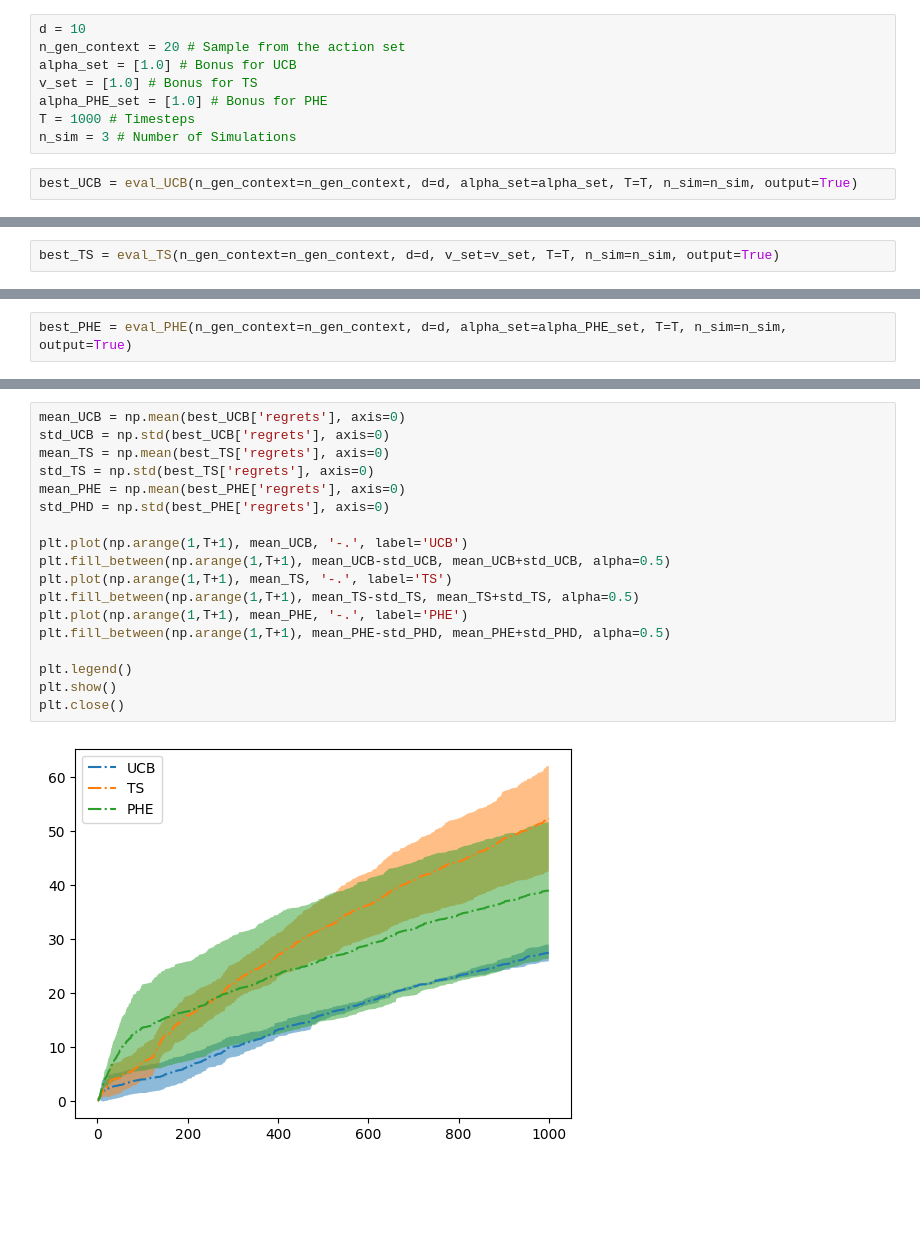
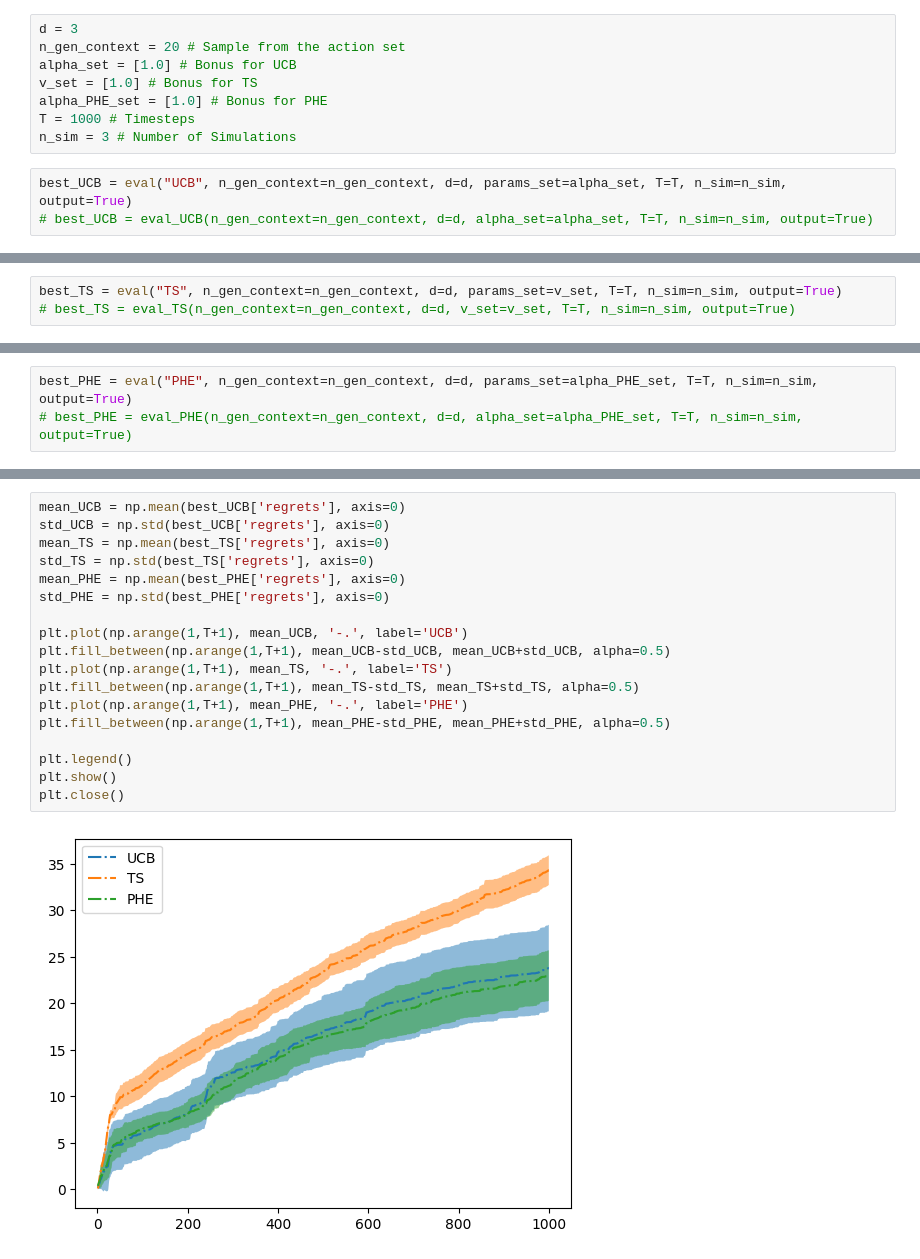
Before and after one commit to duongnhatthang/BOSS, a Jupyter notebook: exp.ipynb, the cells around one changed output, grey strips where cells are left out. Drawn from its saved outputs; the diff is of its cells as text; blank space fills up the shorter version.

```diff
--- a/exp.ipynb
+++ b/exp.ipynb
@@ -9,7 +9,7 @@ from evaluation import eval_UCB, eval_TS, eval_PHE
 The autoreload extension is already loaded. To reload it, use:
   %reload_ext autoreload
 # %%
-d = 10
+d = 3
 n_gen_context = 20 # Sample from the action set
 alpha_set = [1.0] # Bonus for UCB
 v_set = [1.0] # Bonus for TS
@@ -17,5 +17,6 @@ alpha_PHE_set = [1.0] # Bonus for PHE
 T = 1000 # Timesteps
 n_sim = 3 # Number of Simulations
 # %%
-best_UCB = eval_UCB(n_gen_context=n_gen_context, d=d, alpha_set=alpha_set, T=T, n_sim=n_sim, output=True)
+best_UCB = eval("UCB", n_gen_context=n_gen_context, d=d, params_set=alpha_set, T=T, n_sim=n_sim, output=True)
+# best_UCB = eval_UCB(n_gen_context=n_gen_context, d=d, alpha_set=alpha_set, T=T, n_sim=n_sim, output=True)
 # %% [output]
@@ -25,3 +26,4 @@ UCB Simulation 3, N=20, d=10, alpha=1.000
 # %%
-best_TS = eval_TS(n_gen_context=n_gen_context, d=d, v_set=v_set, T=T, n_sim=n_sim, output=True)
+best_TS = eval("TS", n_gen_context=n_gen_context, d=d, params_set=v_set, T=T, n_sim=n_sim, output=True)
+# best_TS = eval_TS(n_gen_context=n_gen_context, d=d, v_set=v_set, T=T, n_sim=n_sim, output=True)
 # %% [output]
@@ -31,3 +33,4 @@ TS Simulation 3, N=20, d=10, v=1.000
 # %%
-best_PHE = eval_PHE(n_gen_context=n_gen_context, d=d, alpha_set=alpha_PHE_set, T=T, n_sim=n_sim, output=True)
+best_PHE = eval("PHE", n_gen_context=n_gen_context, d=d, params_set=alpha_PHE_set, T=T, n_sim=n_sim, output=True)
+# best_PHE = eval_PHE(n_gen_context=n_gen_context, d=d, alpha_set=alpha_PHE_set, T=T, n_sim=n_sim, output=True)
 # %% [output]
@@ -37,20 +40,20 @@ PHE Simulation 3, N=20, d=10, alpha=1.000
 # %%
 mean_UCB = np.mean(best_UCB['regrets'], axis=0)
 std_UCB = np.std(best_UCB['regrets'], axis=0)
 mean_TS = np.mean(best_TS['regrets'], axis=0)
 std_TS = np.std(best_TS['regrets'], axis=0)
 mean_PHE = np.mean(best_PHE['regrets'], axis=0)
-std_PHD = np.std(best_PHE['regrets'], axis=0)
+std_PHE = np.std(best_PHE['regrets'], axis=0)
 
 plt.plot(np.arange(1,T+1), mean_UCB, '-.', label='UCB')
 plt.fill_between(np.arange(1,T+1), mean_UCB-std_UCB, mean_UCB+std_UCB, alpha=0.5)
 plt.plot(np.arange(1,T+1), mean_TS, '-.', label='TS')
 plt.fill_between(np.arange(1,T+1), mean_TS-std_TS, mean_TS+std_TS, alpha=0.5)
 plt.plot(np.arange(1,T+1), mean_PHE, '-.', label='PHE')
-plt.fill_between(np.arange(1,T+1), mean_PHE-std_PHD, mean_PHE+std_PHD, alpha=0.5)
+plt.fill_between(np.arange(1,T+1), mean_PHE-std_PHE, mean_PHE+std_PHE, alpha=0.5)
 
 plt.legend()
 plt.show()
 plt.close()
 # %% [output]
-[figure, old version]
+[figure, new version]
```
Also changed, not shown: parts of 4 cells of this notebook, 2 other files.
